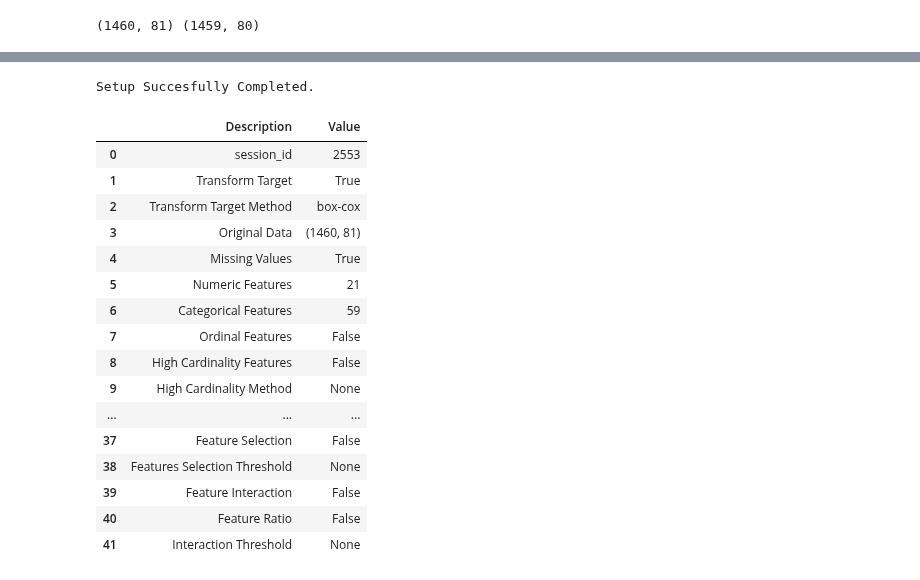
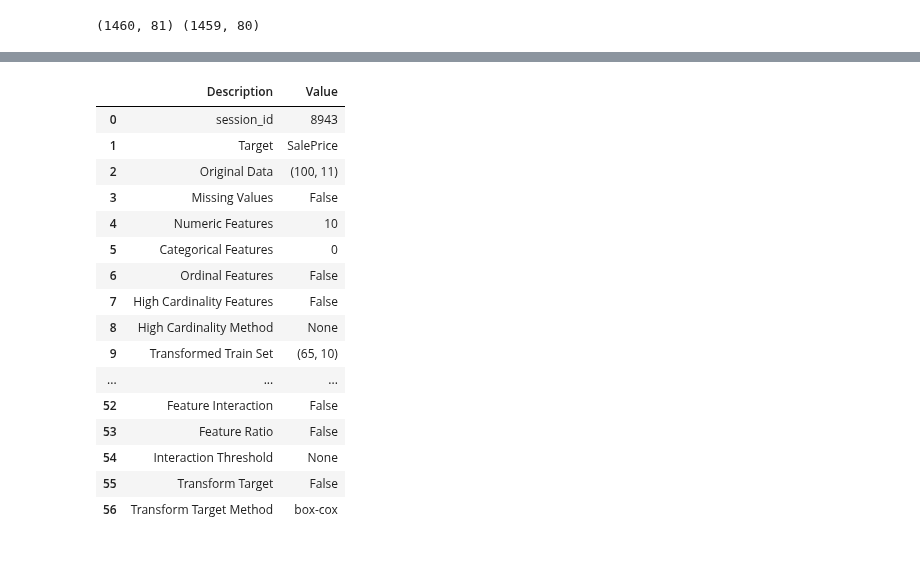
Before and after one commit to wilsonify/pycaret, a Jupyter notebook: examples/PyCaret_2_HousePrice_Regresion.ipynb, the cells around one changed output, grey strips where cells are left out. Saved outputs shown, nothing was run; the diff lists cells and outputs as text; code cells hidden in the pictures.

Commit message:
better house price example

```diff
--- a/examples/PyCaret_2_HousePrice_Regresion.ipynb
+++ b/examples/PyCaret_2_HousePrice_Regresion.ipynb
@@ -49,0 +78,2 @@ data.head()
+# %%
+data_scaled[important] = imp.fit_transform(data_scaled[important])
@@ -49,0 +157,6 @@ data.head()
+# %%
+log_dict=[]
+with open('logs.json','r') as logfile:
+    for line in logfile.readlines():
+        row = json.loads(line)
+        log_dict.append(row)
@@ -49,0 +180,2 @@ data.head()
+# %%
+train = pd.DataFrame(scaler.inverse_transform(train[data_scaled.columns]),columns = data_scaled.columns)
@@ -49,0 +209,3 @@ data.head()
+# %%
+ignore=['Alley','PoolQC','MiscFeature','Fence','FireplaceQu','Utilities','datetime', 'elapsed', 'delta']
+train = train.drop(ignore,axis=1,errors='ignore')
@@ -50,31 +228,42 @@ data.head()
 # %%
-# Ignoring features with high null values
-
-demo = setup(data = data, target = 'SalePrice',
-                   ignore_features = ['Alley','PoolQC','MiscFeature','Fence','FireplaceQu','Utilities'],normalize = True,
-                   transformation= True, transformation_method = 'yeo-johnson',
-                   transform_target = True, remove_outliers= True,
-                   remove_multicollinearity = True,
-                   ignore_low_variance = True, combine_rare_levels = True)
+demo = setup(
+    data = train,
+    target = 'SalePrice',
+    #test_data=data,
+    ignore_features = [], # Ignoring features with high null values
+    normalize = True,
+    transformation= True,
+    transformation_method='yeo-johnson',
+    transform_target = False,
+    remove_outliers= True,
+    remove_multicollinearity = True,
+    imputation_type='iterative',
+    ignore_low_variance = True,
+    combine_rare_levels = True,
+    log_experiment=True,
+    experiment_name='PyCaret 2 House Price Prediction Example',
+    log_plots=True,
+    use_gpu=True ,
+    fold=10,
+)
 # %% [output]
-Setup Succesfully Completed.
 |  | Description | Value |
-| 0 | session_id | 2553 |
-| 1 | Transform Target | True |
-| 2 | Transform Target Method | box-cox |
-| 3 | Original Data | (1460, 81) |
-| 4 | Missing Values | True |
-| 5 | Numeric Features | 21 |
-| 6 | Categorical Features | 59 |
-| 7 | Ordinal Features | False |
-| 8 | High Cardinality Features | False |
-| 9 | High Cardinality Method | None |
+| 0 | session_id | 8943 |
+| 1 | Target | SalePrice |
+| 2 | Original Data | (100, 11) |
+| 3 | Missing Values | False |
+| 4 | Numeric Features | 10 |
+| 5 | Categorical Features | 0 |
+| 6 | Ordinal Features | False |
+| 7 | High Cardinality Features | False |
+| 8 | High Cardinality Method | None |
+| 9 | Transformed Train Set | (65, 10) |
 | ... | ... | ... |
-| 37 | Feature Selection | False |
-| 38 | Features Selection Threshold | None |
-| 39 | Feature Interaction | False |
-| 40 | Feature Ratio | False |
-| 41 | Interaction Threshold | None |
+| 52 | Feature Interaction | False |
+| 53 | Feature Ratio | False |
+| 54 | Interaction Threshold | None |
+| 55 | Transform Target | False |
+| 56 | Transform Target Method | box-cox |
 # %%
 # Blacklist Theil–Sen Regressor
 # Auto sort on R2
```
Also changed, not shown: parts of 38 cells of this notebook.
